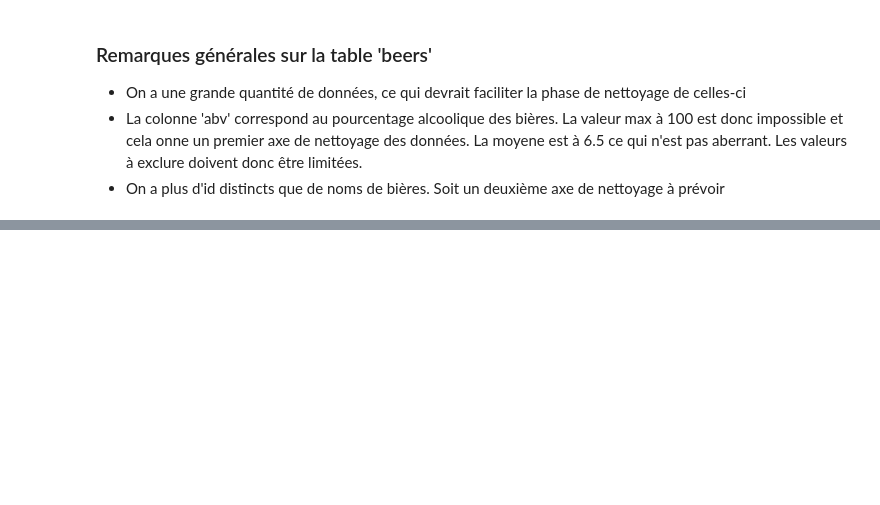
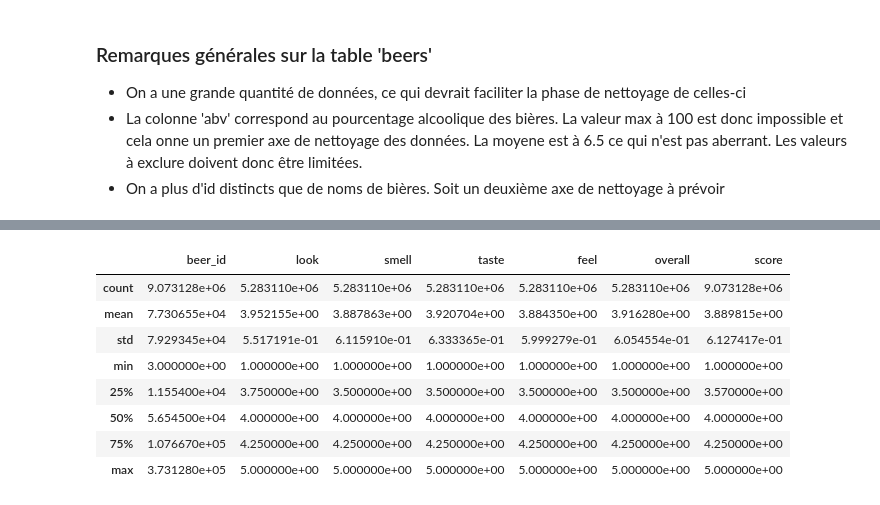
Before and after one commit to rhomain-rangeay/Projet-Python-pour-le-Data-Scientist, a Jupyter notebook: Projet_python_data_scientist.ipynb, the cells around one changed output, grey strips where cells are left out. Saved outputs shown, nothing was run; the diff lists cells and outputs as text; code cells hidden in the pictures; blank space fills up the shorter version.

```diff
--- a/Projet_python_data_scientist.ipynb
+++ b/Projet_python_data_scientist.ipynb
@@ -88,0 +199,12 @@ beers[beers['abv'] > 67.5]
+# %%
+reviews.describe()
+# %% [output]
+|  | beer_id | look | smell | taste | feel | overall | score |
+| count | 9.073128e+06 | 5.283110e+06 | 5.283110e+06 | 5.283110e+06 | 5.283110e+06 | 5.283110e+06 | 9.073128e+06 |
+| mean | 7.730655e+04 | 3.952155e+00 | 3.887863e+00 | 3.920704e+00 | 3.884350e+00 | 3.916280e+00 | 3.889815e+00 |
+| std | 7.929345e+04 | 5.517191e-01 | 6.115910e-01 | 6.333365e-01 | 5.999279e-01 | 6.054554e-01 | 6.127417e-01 |
+| min | 3.000000e+00 | 1.000000e+00 | 1.000000e+00 | 1.000000e+00 | 1.000000e+00 | 1.000000e+00 | 1.000000e+00 |
+| 25% | 1.155400e+04 | 3.750000e+00 | 3.500000e+00 | 3.500000e+00 | 3.500000e+00 | 3.500000e+00 | 3.570000e+00 |
+| 50% | 5.654500e+04 | 4.000000e+00 | 4.000000e+00 | 4.000000e+00 | 4.000000e+00 | 4.000000e+00 | 4.000000e+00 |
+| 75% | 1.076670e+05 | 4.250000e+00 | 4.250000e+00 | 4.250000e+00 | 4.250000e+00 | 4.250000e+00 | 4.250000e+00 |
+| max | 3.731280e+05 | 5.000000e+00 | 5.000000e+00 | 5.000000e+00 | 5.000000e+00 | 5.000000e+00 | 5.000000e+00 |
```
Also changed, not shown: parts of 25 cells of this notebook.
